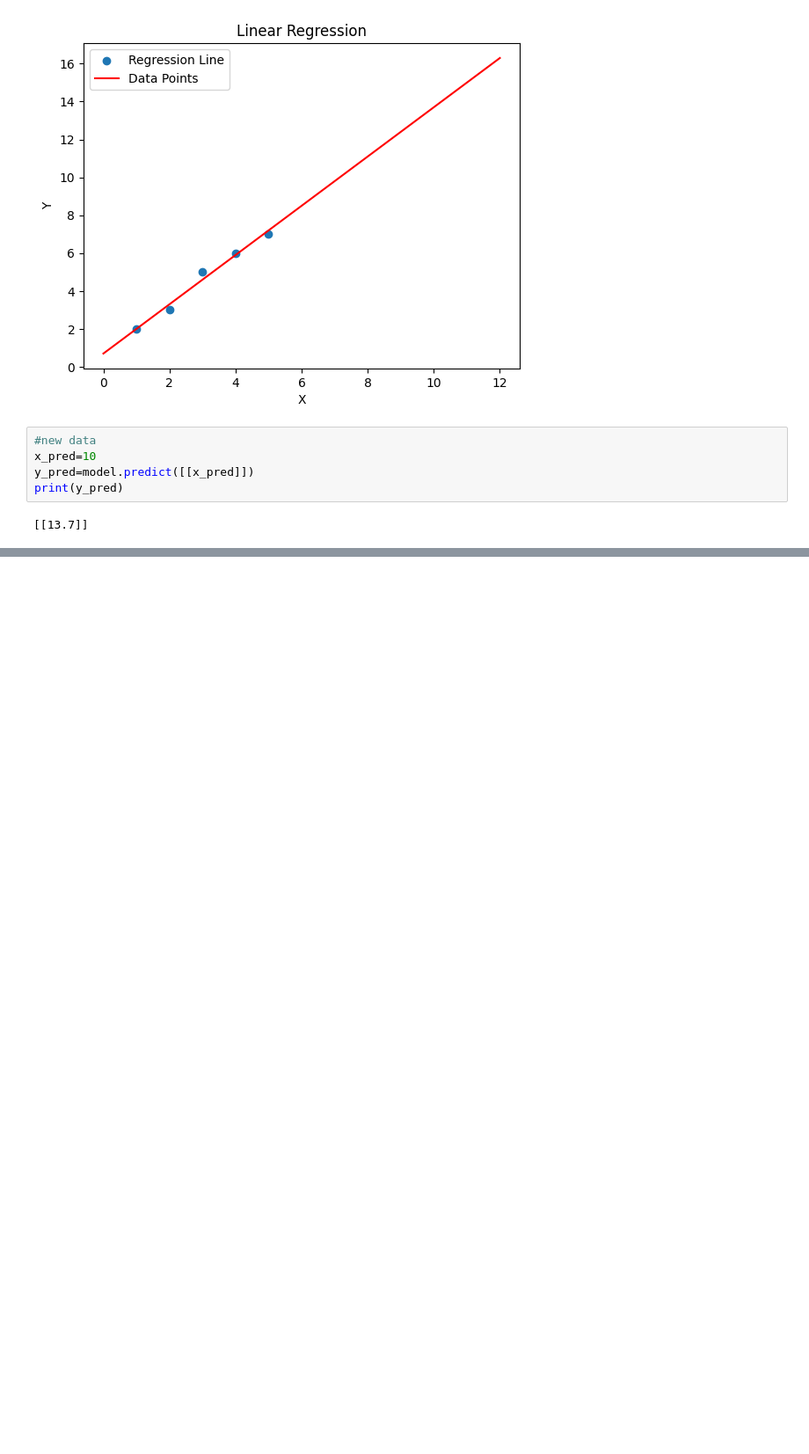
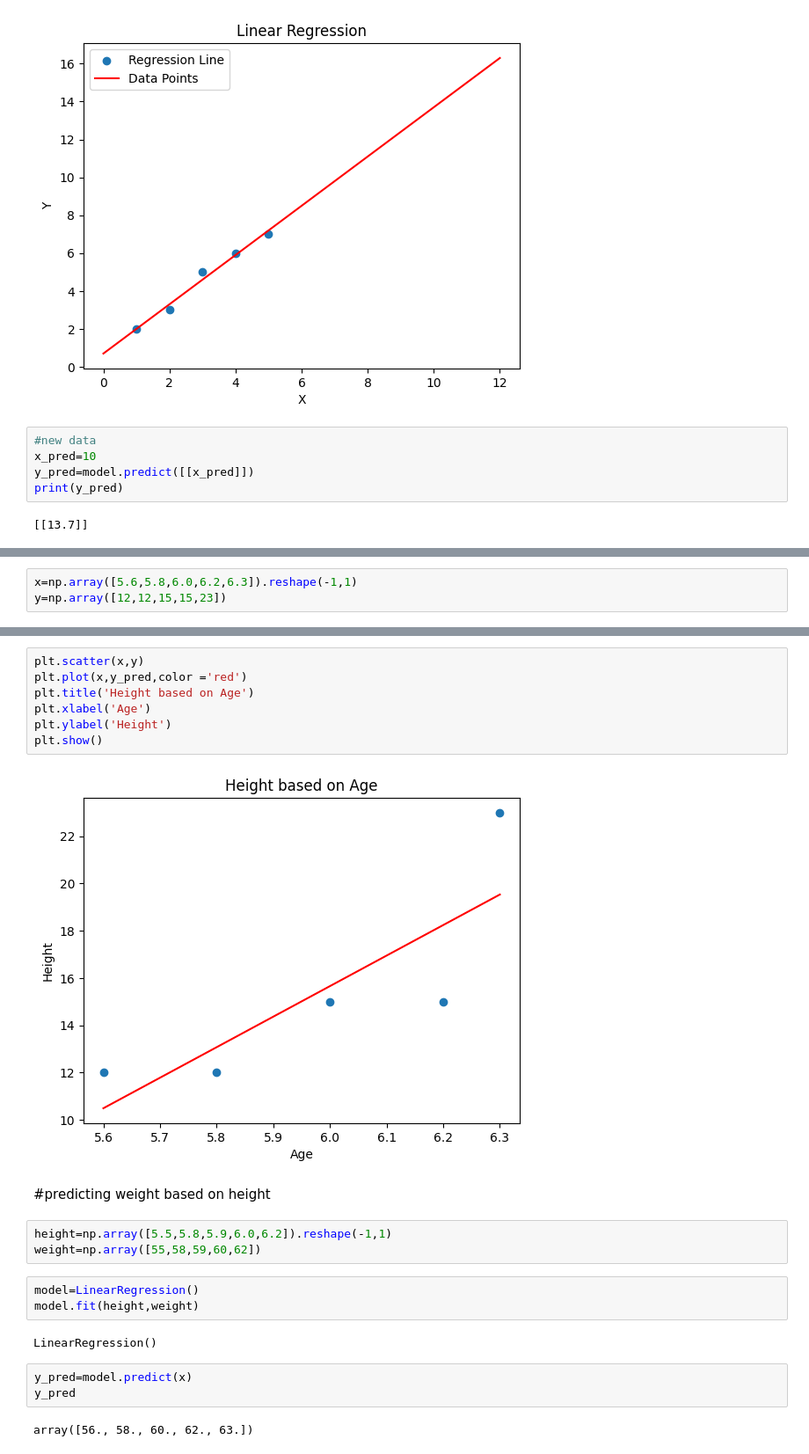
Before and after one commit to AshaJyothi03/0ct-30-2024, a Jupyter notebook: ML.ipynb, the cells around one changed output, grey strips where cells are left out. Shown: that part at 88% size. Saved outputs shown, nothing was run; the diff lists cells and outputs as text; blank space fills up the shorter version.

```diff
--- a/ML.ipynb
+++ b/ML.ipynb
@@ -137,0 +233,3 @@ print(y_pred)
+# %%
+x=np.array([5.6,5.8,6.0,6.2,6.3]).reshape(-1,1)
+y=np.array([12,12,15,15,23])
@@ -137,0 +246,24 @@ print(y_pred)
+# %%
+plt.scatter(x,y)
+plt.plot(x,y_pred,color ='red')
+plt.title('Height based on Age')
+plt.xlabel('Age')
+plt.ylabel('Height')
+plt.show()
+# %% [output]
+[figure, added]
+# %% [markdown]
+#predicting weight based on height
+# %%
+height=np.array([5.5,5.8,5.9,6.0,6.2]).reshape(-1,1)
+weight=np.array([55,58,59,60,62])
+# %%
+model=LinearRegression()
+model.fit(height,weight)
+# %% [output]
+LinearRegression()
+# %%
+y_pred=model.predict(x)
+y_pred
+# %% [output]
+array([56., 58., 60., 62., 63.])
```
Also changed, not shown: parts of 14 cells of this notebook.
